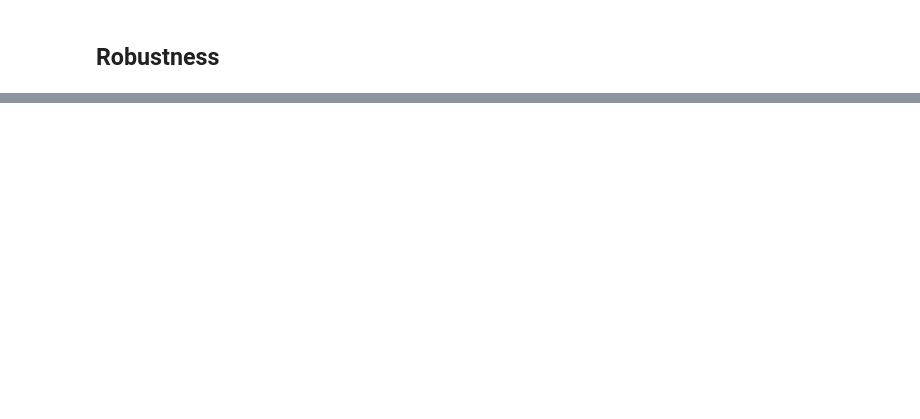
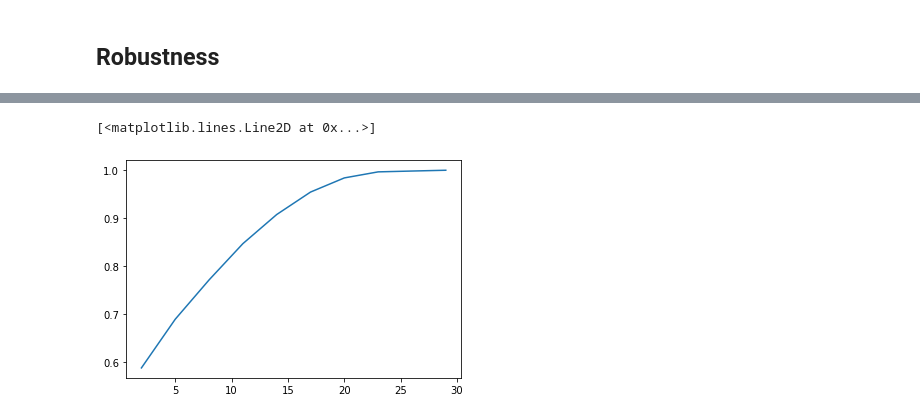
Before and after one commit to SocialComplexityLab/life2vec, a Jupyter notebook: analysis/embedding/emb_robust.ipynb, the cells around one changed output, grey strips where cells are left out. Cells and saved outputs as stored; diff of their text form; code cells hidden in the pictures; blank space fills up the shorter version.

Commit message:
Code for the latest version of the life2vec

```diff
--- a/analysis/embedding/emb_robust.ipynb
+++ b/analysis/embedding/emb_robust.ipynb
@@ -308,0 +393,4 @@ for i in range(len(labels)):
+# %%
+p_vals_b = [permutation_test(c_orig, c_b1), permutation_test(c_orig, c_b2), permutation_test(c_orig, c_b3), permutation_test(c_orig, c_b4)]
+print(p_vals_b)
+#stats.spearmanr(upper(c_orig), upper(c_b1))
@@ -308,0 +399,6 @@ for i in range(len(labels)):
+# %%
+corr = [stats.spearmanr(upper(c_orig), upper(c_b1)).correlation,
+        stats.spearmanr(upper(c_orig), upper(c_b2)).correlation,
+        stats.spearmanr(upper(c_orig), upper(c_b3)).correlation,
+        stats.spearmanr(upper(c_orig), upper(c_b4)).correlation]
+corr
@@ -308,0 +410,5 @@ for i in range(len(labels)):
+# %%
+reject, p_corr, alpha_sidak, alpha_bf  = multipletests(p_vals_b, method="fdr_bh")
+labels = [ "b1", "b2", "b3", "b4"]
+for i in range(len(labels)):
+    print("%s corr: %.3f (p = %.4f) || Reject: %s" %(labels[i], corr[i], p_corr[i], reject[i]))
@@ -308,0 +422,13 @@ for i in range(len(labels)):
+# %%
+orig_paths = glob("O:/projekter/PY000017_D/logs/v15/pre_training/version_1.33/*/token_embeddings/tensors.tsv")
+orig_add = []
+for path in orig_paths:
+    e = pd.read_csv(path, sep="\t", header=None).values
+    mu = e.sum(0) / (vocab.shape[0] - 6)
+    orig_add.append(e - mu)
+
+corr_list = []
+for i in range(len(orig_paths)):
+    dl = cosine_distances(orig_add[-1])
+    dn = cosine_distances(orig_add[i])
+    corr_list.append(stats.spearmanr(upper(dl), upper(dn)).correlation)
@@ -308,0 +448,5 @@ for i in range(len(labels)):
+# %%
+plt.plot(  [2,5,8,11,14,17,20,23,26,29], corr_list)
+# %% [output]
+[<matplotlib.lines.Line2D at 0x...>]
+[figure, added]
```
Also changed, not shown: parts of 25 cells of this notebook, 19 other files.
